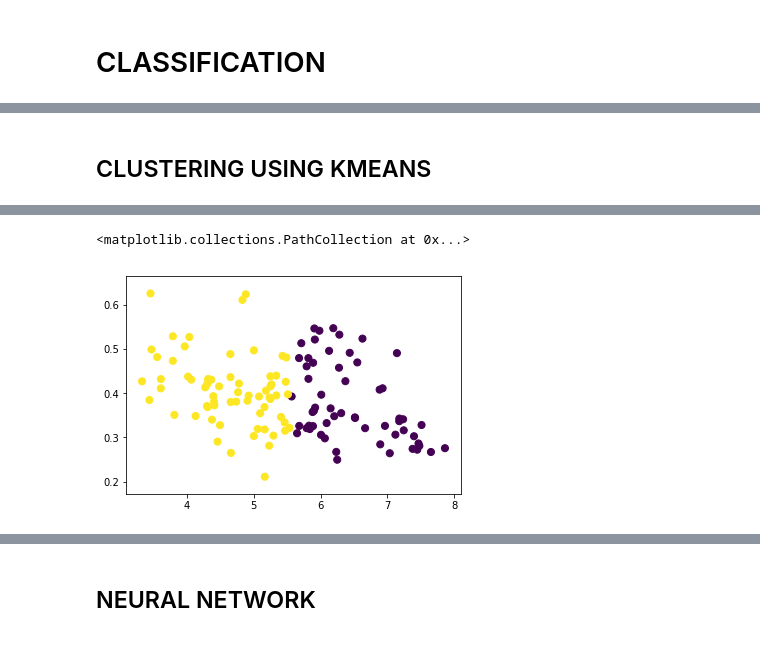
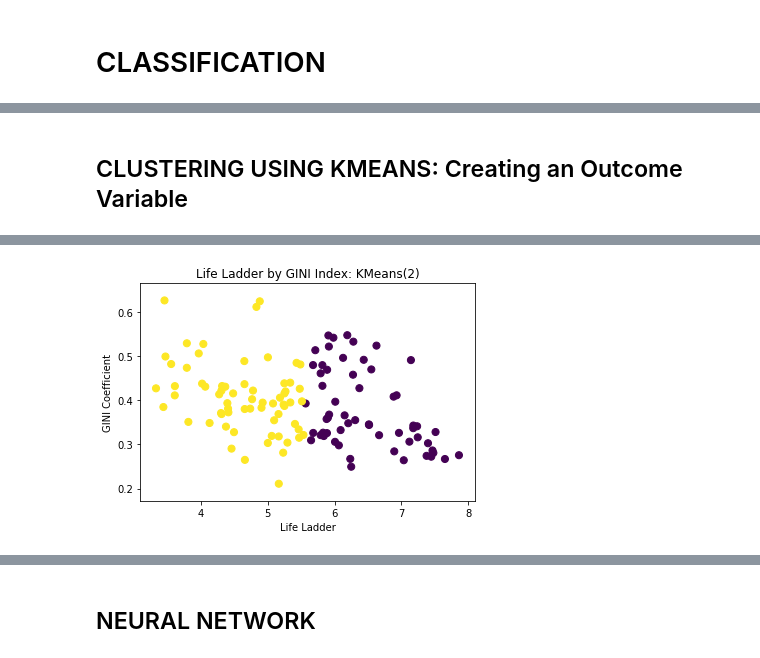
Before and after one commit to Survifit/WorldHappiness, a Jupyter notebook: happiness.ipynb, the cells around one changed output, grey strips where cells are left out. Drawn from its saved outputs; the diff is of its cells as text; code cells hidden in the pictures.

```diff
--- a/happiness.ipynb
+++ b/happiness.ipynb
@@ -264,5 +344,5 @@ happiness
 # %% [markdown]
-## CLUSTERING USING KMEANS
+## CLUSTERING USING KMEANS:  Creating an Outcome Variable
 # %%
 from sklearn.cluster import KMeans
 kmeans = KMeans(n_clusters=2)
@@ -280,8 +360,11 @@ happiness.head()
 | 5 | Armenia | 5.062449 | 9.119424 | 0.814449 | 66.900002 | 0.807644 | -0.149109 | ... |
 | 6 | Australia | 7.176993 | 10.721021 | 0.940137 | 73.599998 | 0.916028 | 0.137795 | ... |
 # %%
+# Plot the clustered results
 plt.scatter(happiness.Life_Ladder, happiness.GINI_avg, s=50, c=happiness.label)
+plt.title('Life Ladder by GINI Index: KMeans(2)')
+plt.xlabel('Life Ladder')
+plt.ylabel('GINI Coefficient');
 # %% [output]
-<matplotlib.collections.PathCollection at 0x...>
-[figure, old version]
+[figure, new version]
 # %%
```
Also changed, not shown: parts of 106 cells of this notebook, 15 other files.
